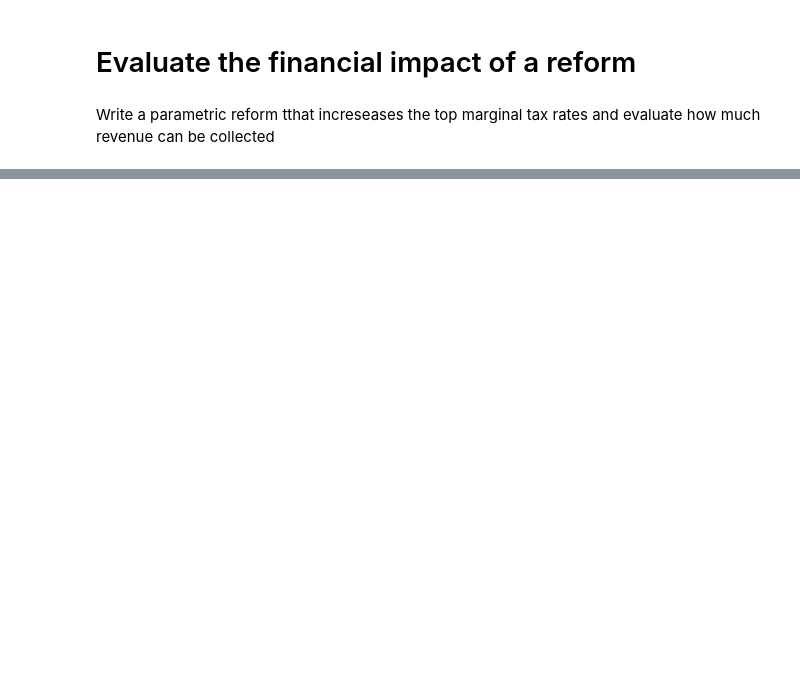
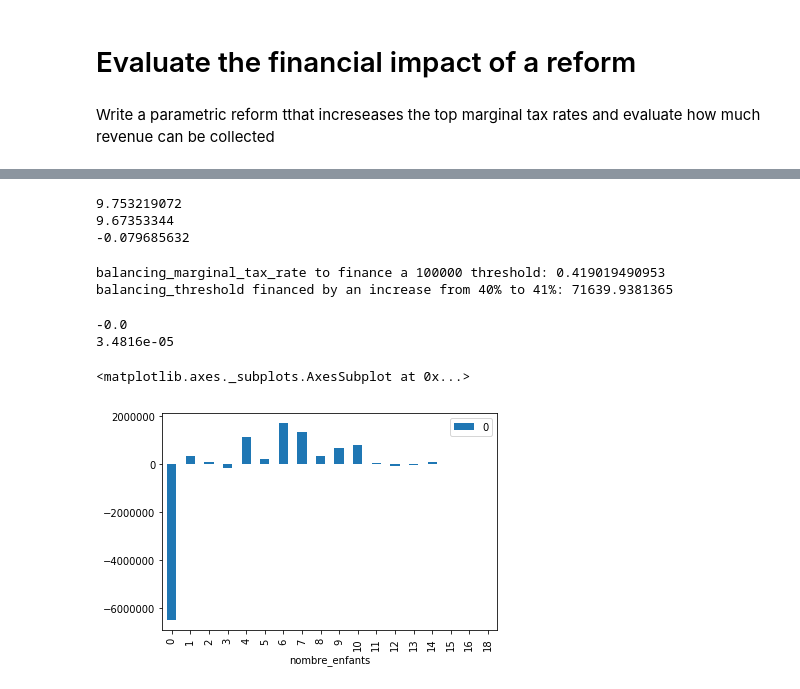
Before and after one commit to benjello/ppd-micro-simulations-and-public-policies, a Jupyter notebook: notebooks/Fake-data-Senegal.ipynb, the cells around one changed output, grey strips where cells are left out. Drawn from its saved outputs; the diff is of its cells as text; code cells hidden in the pictures; blank space fills up the shorter version.

```diff
--- a/notebooks/Fake-data-Senegal.ipynb
+++ b/notebooks/Fake-data-Senegal.ipynb
@@ -98,0 +197,18 @@ Write a parametric reform tthat increseases the top marginal tax rates and evalu
+# %%
+scenario = SenegalSurveyScenario(
+    input_data_frame = input_data_frame,
+    tax_benefit_system = reformed_tax_benefit_system,
+    baseline_tax_benefit_system =  SenegalTaxBenefitSystem(),
+    year = 2017
+    )
+print scenario.compute_aggregate('impot_revenus') / 1e9
+print scenario.compute_aggregate('impot_revenus', use_baseline = True) / 1e9
+cost = - (
+    scenario.compute_aggregate('impot_revenus') -
+    scenario.compute_aggregate('impot_revenus', use_baseline = True)
+    ) / 1e9
+print cost
+# %% [output]
+9.753219072
+9.67353344
+-0.079685632
@@ -98,0 +234,43 @@ Write a parametric reform tthat increseases the top marginal tax rates and evalu
+# %%
+def compute_reform_cost_from_marginal_tax_rate(marginal_tax_rate = .4):
+    return compute_reform_cost(threshold = 100000, marginal_tax_rate = marginal_tax_rate)
+
+def compute_reform_cost_from_threshold(threshold = 0):
+    return compute_reform_cost(threshold = threshold, marginal_tax_rate = .41)
+# %%
+from scipy.optimize import fsolve
+balancing_marginal_tax_rate = fsolve(compute_reform_cost_from_marginal_tax_rate, .40)
+balancing_threshold = fsolve(compute_reform_cost_from_threshold, 1000)
+print "balancing_marginal_tax_rate to finance a 100000 threshold: {}".format(float(balancing_marginal_tax_rate))
+print "balancing_threshold financed by an increase from 40% to 41%: {}".format(float(balancing_threshold))
+# %% [output]
+balancing_marginal_tax_rate to finance a 100000 threshold: 0.419019490953
+balancing_threshold financed by an increase from 40% to 41%: 71639.9381365
+# %%
+print compute_reform_cost_from_marginal_tax_rate(marginal_tax_rate = balancing_marginal_tax_rate)
+print compute_reform_cost_from_threshold(threshold = balancing_threshold)
+# %% [output]
+-0.0
+3.4816e-05
+# %%
+reformed_tax_benefit_system = build_ultimate_reform_tax_benefit_system(
+    threshold = balancing_threshold,
+    marginal_tax_rate = .41
+    )
+scenario = SenegalSurveyScenario(
+    input_data_frame = input_data_frame,
+    tax_benefit_system = reformed_tax_benefit_system,
+    baseline_tax_benefit_system = SenegalTaxBenefitSystem(),
+    year = 2017
+    )
+# %%
+scenario.compute_pivot_table(
+    aggfunc = 'sum',
+    values = ['impot_revenus'],
+    columns = ['nombre_enfants'],
+    period = 2017,
+    difference = True,
+    ).stack().reset_index().plot(x = 'nombre_enfants', kind = 'bar')
+# %% [output]
+<matplotlib.axes._subplots.AxesSubplot at 0x...>
+[figure, added]
```
Also changed, not shown: parts of 21 cells of this notebook, 2 other files.
